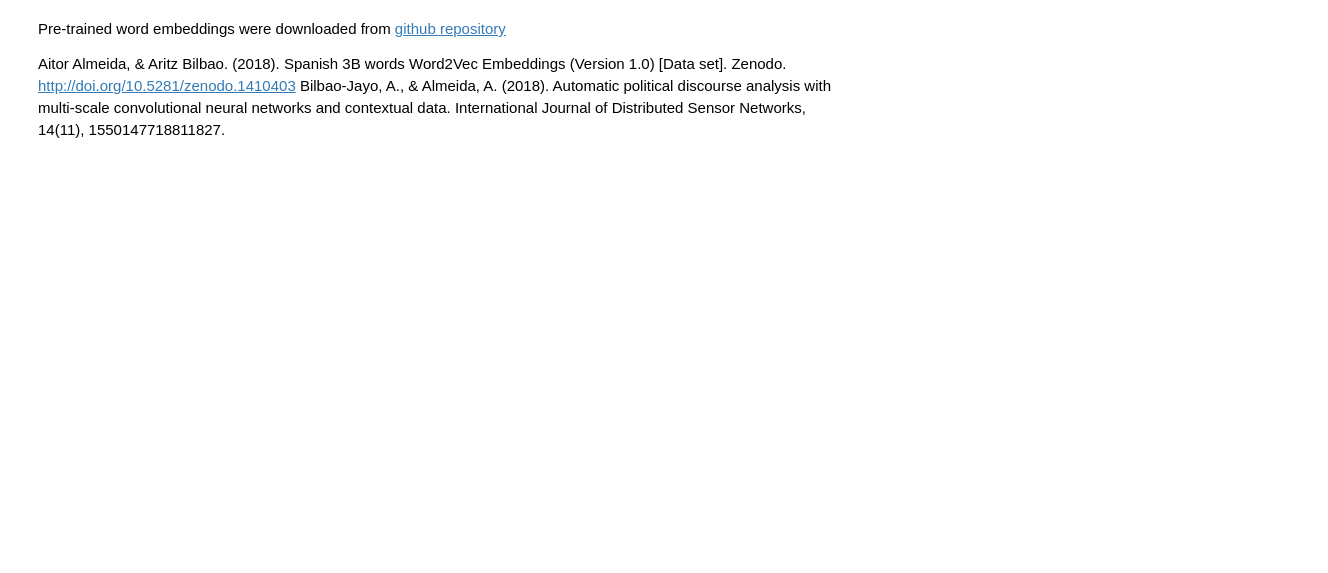
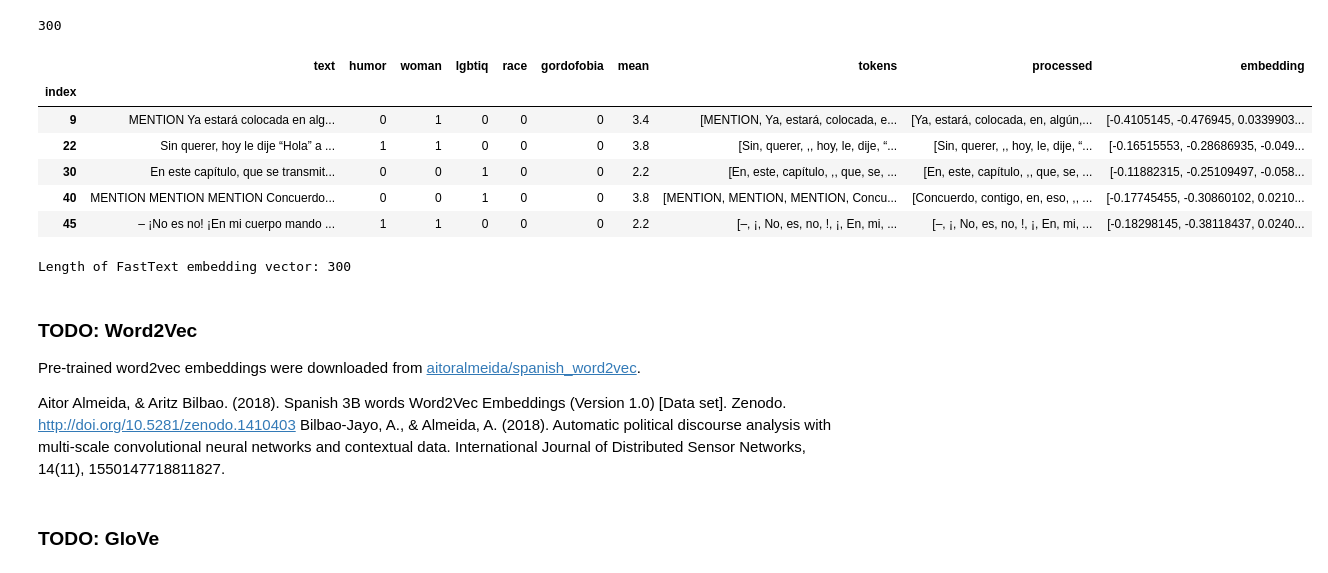
Before and after one commit to steciuk/LNR-hurftul-humor-detector, a Jupyter notebook: project.ipynb, the cells around one changed output. Saved outputs shown, nothing was run; the diff lists cells and outputs as text; code cells hidden in the pictures; blank space fills up the shorter version.

```diff
--- a/project.ipynb
+++ b/project.ipynb
@@ -107,0 +272,6 @@ data_df.head(5)
+# %%
+fast_text_suc_df = parsed_df.copy()
+fast_text_suc_df['processed'] = filter_tokens(fast_text_suc_df['tokens'], [Filter.SPACE, Filter.TAGS, Filter.NEWLINE])
+fast_text_suc_df['processed'] = fast_text_suc_df['processed'].apply(lambda tokens: [token.text for token in tokens])
+
+fast_text_suc_df.head()
@@ -108,5 +286,46 @@ data_df.head(5)
+# %%
+# Load FastText model
+FAST_TEXT_SUC_PATH = os.path.join(os.getcwd(), 'embeddings', 'fasttext', 'embeddings-l-model.vec')
+fast_text_suc_model = KeyedVectors.load_word2vec_format(FAST_TEXT_SUC_PATH)
+# %%
+fast_text_suc_vec_len = len(fast_text_suc_model['hola'])
+print(fast_text_suc_vec_len)
+# %% [output]
+300
+# %%
+# Represent each sentence as the average of its word embeddings
+def get_sentence_embedding(tokens: list[str], model):
+    embeddings = []
+    at_least_one = False
+    for token in tokens:
+        try:
+            embeddings.append(model[token])
+            at_least_one = True
+        except KeyError:
+            pass
+
+    if not at_least_one:
+        return np.zeros(fast_text_suc_vec_len)
+
+    return np.mean(embeddings, axis=0)
+# %%
+fast_text_suc_df['embedding'] = fast_text_suc_df['processed'].apply(lambda tokens: get_sentence_embedding(tokens, fast_text_suc_model))
+display(fast_text_suc_df.head())
+# %% [output]
+|  | text | humor | woman | lgbtiq | race | gordofobia | mean | tokens | processed | embedding |
+| index |  |  |  |  |  |  |  |  |  |  |
+| 9 | MENTION Ya estará colocada en alg... | 0 | 1 | 0 | 0 | 0 | 3.4 | [MENTION, Ya, estará, colocada, e... | [Ya, estará, colocada, en, algún,... | [-0.4105145, -0.476945, 0.0339903... |
+| 22 | Sin querer, hoy le dije “Hola” a ... | 1 | 1 | 0 | 0 | 0 | 3.8 | [Sin, querer, ,, hoy, le, dije, “... | [Sin, querer, ,, hoy, le, dije, “... | [-0.16515553, -0.28686935, -0.049... |
+| 30 | En este capítulo, que se transmit... | 0 | 0 | 1 | 0 | 0 | 2.2 | [En, este, capítulo, ,, que, se, ... | [En, este, capítulo, ,, que, se, ... | [-0.11882315, -0.25109497, -0.058... |
+| 40 | MENTION MENTION MENTION Concuerdo... | 0 | 0 | 1 | 0 | 0 | 3.8 | [MENTION, MENTION, MENTION, Concu... | [Concuerdo, contigo, en, eso, ,, ... | [-0.17745455, -0.30860102, 0.0210... |
+| 45 | – ¡No es no! ¡En mi cuerpo mando ... | 1 | 1 | 0 | 0 | 0 | 2.2 | [–, ¡, No, es, no, !, ¡, En, mi, ... | [–, ¡, No, es, no, !, ¡, En, mi, ... | [-0.18298145, -0.38118437, 0.0240... |
+# %%
+print(f"Length of FastText embedding vector: {len(fast_text_suc_df['embedding'].iloc[0])}")
+# %% [output]
+Length of FastText embedding vector: 300
 # %% [markdown]
-Pre-trained word embeddings were downloaded from [github repository](https://github.com/aitoralmeida/spanish_word2vec)
+### TODO: Word2Vec
+Pre-trained word2vec embeddings were downloaded from [aitoralmeida/spanish_word2vec](https://github.com/aitoralmeida/spanish_word2vec).
 
 Aitor Almeida, & Aritz Bilbao. (2018). Spanish 3B words Word2Vec Embeddings (Version 1.0) [Data set]. Zenodo. http://doi.org/10.5281/zenodo.1410403
 Bilbao-Jayo, A., & Almeida, A. (2018). Automatic political discourse analysis with multi-scale convolutional neural networks and contextual data. International Journal of Distributed Sensor Networks, 14(11), 1550147718811827.
@@ -120,0 +335,2 @@ word2vec = KeyedVectors.load_word2vec_format(word2vec_path, mmap='r')
+# %% [markdown]
+### TODO: GloVe
```
Also changed, not shown: parts of 25 cells of this notebook, 3 other files.
